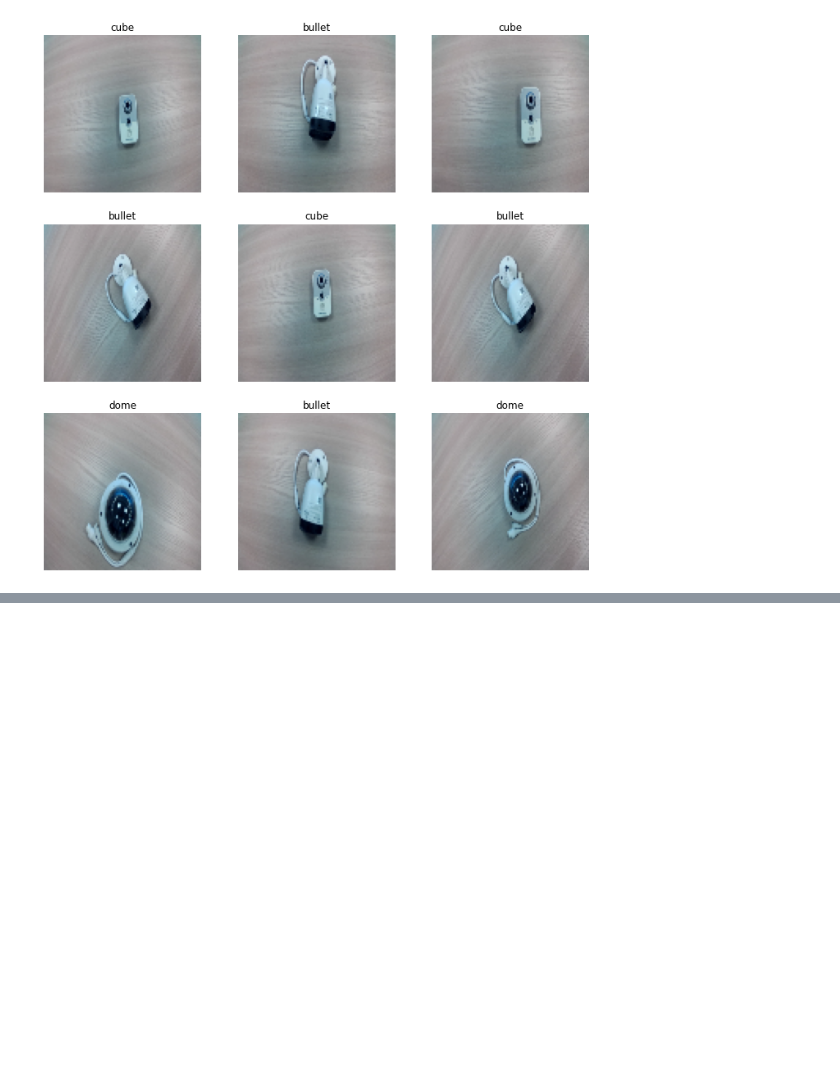
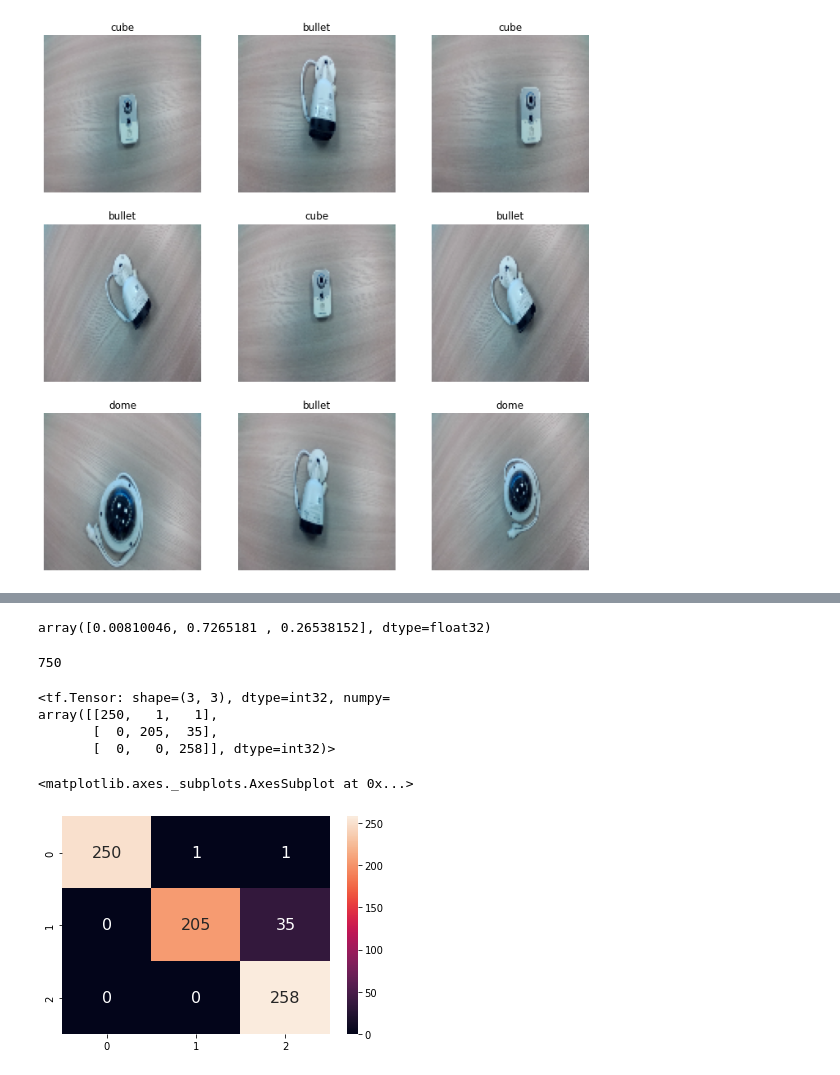
Before and after one commit to marcosalvalaggio/xeye, a Jupyter notebook: notebooks/tensorflow/TensorflowMultiClassification.ipynb, the cells around one changed output, grey strips where cells are left out. Cells and saved outputs as stored; diff of their text form; code cells hidden in the pictures; blank space fills up the shorter version.

```diff
--- a/notebooks/tensorflow/TensorflowMultiClassification.ipynb
+++ b/notebooks/tensorflow/TensorflowMultiClassification.ipynb
@@ -144,0 +177,3 @@ _________________________________________________________________
+# %%
+predictTest = model.predict(X_test)
+predictTest.shape
@@ -144,0 +183,22 @@ _________________________________________________________________
+# %%
+predictTest[0][:]
+# %% [output]
+array([0.00810046, 0.7265181 , 0.26538152], dtype=float32)
+# %%
+pred = [np.argmax(predictTest[i][:]) for i in range(predictTest.shape[0])]
+len(pred)
+# %% [output]
+750
+# %%
+cm = tf.math.confusion_matrix(y_test, pred, dtype=tf.dtypes.int32)
+cm
+# %% [output]
+<tf.Tensor: shape=(3, 3), dtype=int32, numpy=
+array([[250,   1,   1],
+       [  0, 205,  35],
+       [  0,   0, 258]], dtype=int32)>
+# %%
+sn.heatmap(cm, annot=True, annot_kws={"size": 16}, fmt='g')
+# %% [output]
+<matplotlib.axes._subplots.AxesSubplot at 0x...>
+[figure, added]
```
Also changed, not shown: parts of 15 cells of this notebook.
